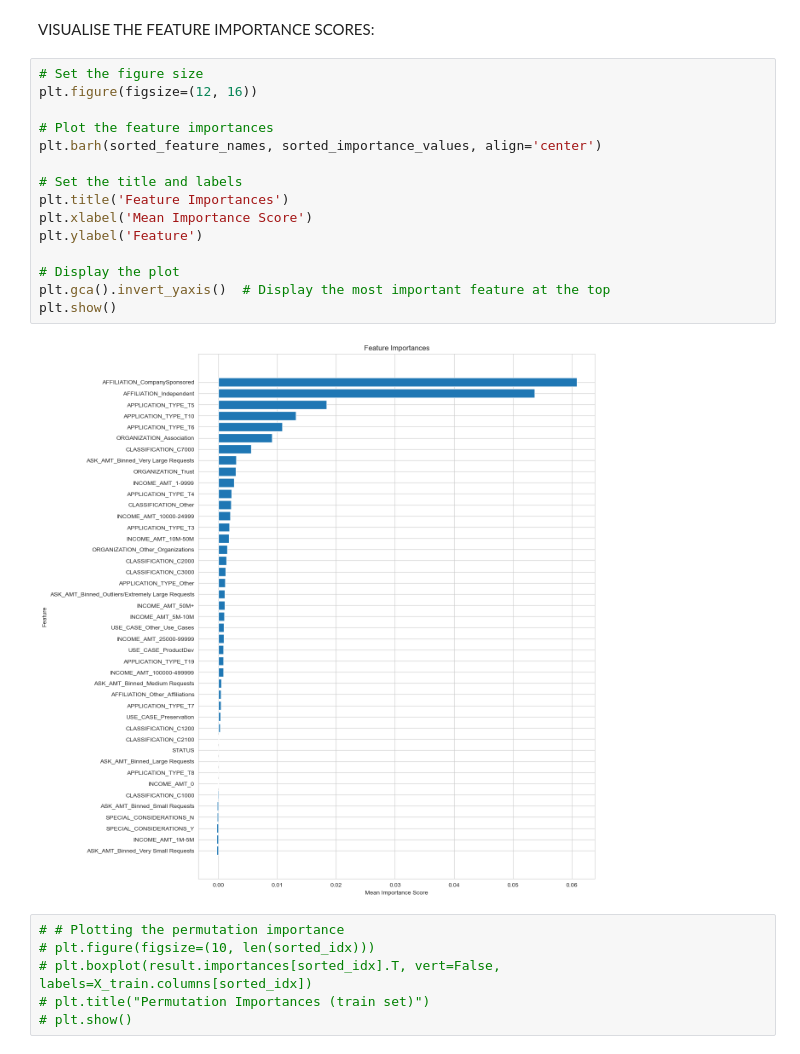
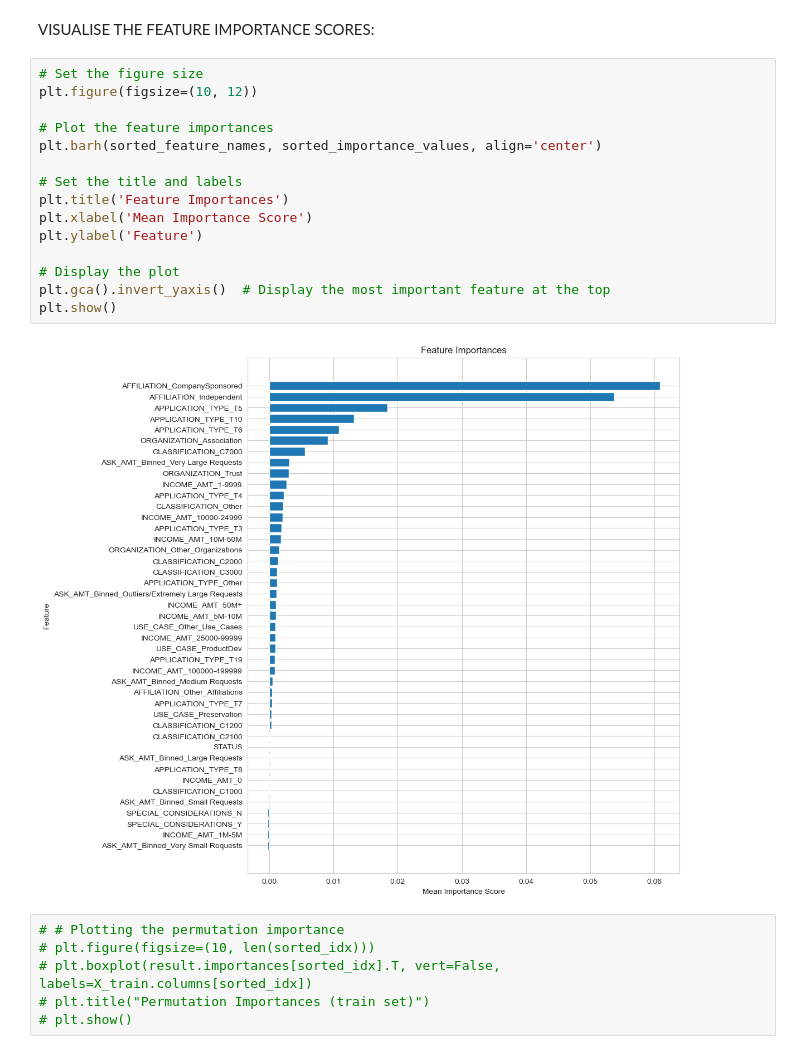
Before and after one commit to amcl11/binary_classification_neural_network, a Jupyter notebook: AlphabetSoupCharity_Optimisation.ipynb, the cells around one changed output. Drawn from its saved outputs; the diff is of its cells as text.

```diff
--- a/AlphabetSoupCharity_Optimisation.ipynb
+++ b/AlphabetSoupCharity_Optimisation.ipynb
@@ -557,21 +558,21 @@ sorted_importance_values = sorted_importance_values[::-1]
 VISUALISE THE FEATURE IMPORTANCE SCORES:
 # %%
 # Set the figure size
-plt.figure(figsize=(12, 16))
+plt.figure(figsize=(10, 12))
 
 # Plot the feature importances
 plt.barh(sorted_feature_names, sorted_importance_values, align='center')
 
 # Set the title and labels
 plt.title('Feature Importances')
 plt.xlabel('Mean Importance Score')
 plt.ylabel('Feature')
 
 # Display the plot
 plt.gca().invert_yaxis()  # Display the most important feature at the top
 plt.show()
 # %% [output]
-[figure, old version]
+[figure, new version]
 # %%
 # # Plotting the permutation importance
 # plt.figure(figsize=(10, len(sorted_idx)))
```
Also changed, not shown: parts of 2 cells of this notebook, 4 other files.
